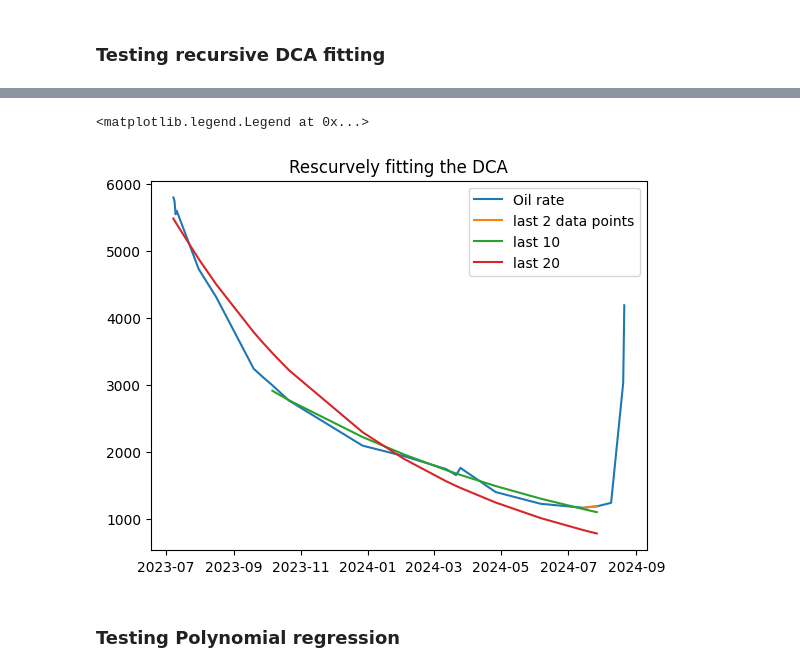
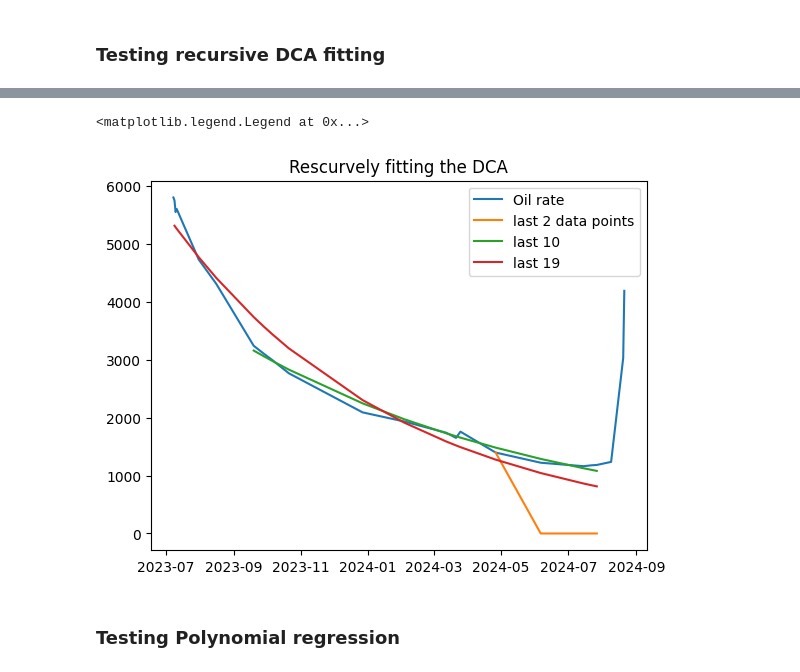
Before and after one commit to arsenenoc089/oil_well_test_monitoring_agents, a Jupyter notebook: 00_exploratory_data_analysis_DCA.ipynb, the cells around one changed output, grey strips where cells are left out. Drawn from its saved outputs; the diff is of its cells as text; code cells hidden in the pictures.

Commit message:
fixed the hyperbolic decline

```diff
--- a/00_exploratory_data_analysis_DCA.ipynb
+++ b/00_exploratory_data_analysis_DCA.ipynb
@@ -55,20 +52,17 @@ def fit_decline_curve(data, time_col, rate_col, auto = True, qi = None, Di = Non
     def exponential_decline(t, qi, Di):
         return qi * np.exp(-Di * t)
 
-    #Define the harmonic decline function
-    def harmonic_decline(t, qi, Di):
-        return qi / (1 + Di * t)
+    #Define the hyperbolic decline function
+    def hyperbolic_decline(t, qi, b, Di):
+        return qi/((1.0+b*Di*t)**(1.0/b))
 
     if auto == True:
-        if type == 'harmonic':
-            # Fit the harmonic decline curve
-            popt, _ = curve_fit(harmonic_decline, t, q, maxfev=10000)
-
-            # Extract fitted parameters
-            qi, Di = popt
+        if type == 'hyperbolic':
+            # Fit the hyperbolic decline curve
+            popt, _ = curve_fit(hyperbolic_decline, t, q, maxfev=100000)
 
             # Generate fitted values
-            q_fit = harmonic_decline(t, qi, Di)
+            q_fit = hyperbolic_decline(t, *popt)
 
         elif type == 'exponential':
             # Fit the exponential decline curve
@@ -80,40 +74,36 @@ def fit_decline_curve(data, time_col, rate_col, auto = True, qi = None, Di = Non
             # Generate fitted values
             q_fit = exponential_decline(t, qi, Di)
         else:
-            raise ValueError("Invalid type. Choose 'exponential' or 'harmonic'.")
+            raise ValueError("Invalid type. Choose 'exponential' or 'hyperbolic'.")
     else: #Define the parameters manually
         qi = 6000
         Di = 0.008
         q_fit = exponential_decline(t, qi, Di)
 
     # Return fitted parameters and values
-    return qi, Di, q_fit
+    return q_fit
 
 # Fit the decline recursively
-def recursive_fit(data, time_col, rate_col, auto = True, qi = None, Di = None, type_ = 'exponential'):
+def recursive_fit(data, time_col, rate_col, auto = True, qi = None, Di = None, type_ = 'hyperbolic'):
     # Initialize lists to store fitted parameters and values
-    qi_list = []
-    Di_list = []
     q_fit_list = []
 
     # Loop through the data in chunks
-    for i in range(2, len(data)+1):
+    for i in range(4, len(data)+1):
         chunk = data.tail(i)
         chunk[time_col] = (chunk['Date'] - chunk['Date'].min()).dt.days
-        qi, Di, q_fit = fit_decline_curve(chunk, time_col, rate_col, auto, qi, Di, type=type_)
+        q_fit = fit_decline_curve(chunk, time_col, rate_col, auto, qi, Di, type=type_)
 
-        # Append fitted parameters and values to the lists
-        qi_list.append(qi)
-        Di_list.append(Di)
+        # Append fitted values and values to the lists
         q_fit_list.append(q_fit)
 
-    return qi_list, Di_list, q_fit_list
+    return q_fit_list
 # %% [markdown]
 ### Testing recursive DCA fitting
 # %%
 #try the recursive fit
-df_subset_24 = df_subset[df_subset['Date'] < '2024-08-01']
-qi_list, Di_list, q_fit_list = recursive_fit(df_subset_24, 'Days', 'WT Oil', auto = True, type_ = 'exponential')
+df_subset_24 = df_subset[df_subset['Date'] < '2024-08-01'].copy()
+q_fit_list = recursive_fit(df_subset_24, 'Days', 'WT Oil', auto = True, type_ = 'exponential')
 # %% [output]
 A value is trying to be set on a copy of a slice from a DataFrame.
 Try using .loc[row_indexer,col_indexer] = value instead
@@ -150,20 +125,20 @@ Name: Days, dtype: float64
 # %%
 import matplotlib.pyplot as plt
 #plt.plot(q_fit)
 plt.plot(df_subset['WT Oil'])
 plt.plot(q_fit_list[1])
 plt.plot(q_fit_list[10])
-plt.plot(q_fit_list[19])
+plt.plot(q_fit_list[15])
 
 plt.title('Rescurvely fitting the DCA')
-plt.legend(['Oil rate', 'last 2 data points', 'last 10', 'last 20', 'last 25', 'All'])
+plt.legend(['Oil rate', 'last 2 data points', 'last 10', 'last 19', 'last 25', 'All'])
 
 ######################################
 # Conclusion: This method does not work
 ######################################
 # %% [output]
 <matplotlib.legend.Legend at 0x...>
-[figure, old version]
+[figure, new version]
 # %% [markdown]
 ### Testing Polynomial regression
 # %%
```
Also changed, not shown: parts of 9 cells of this notebook.
